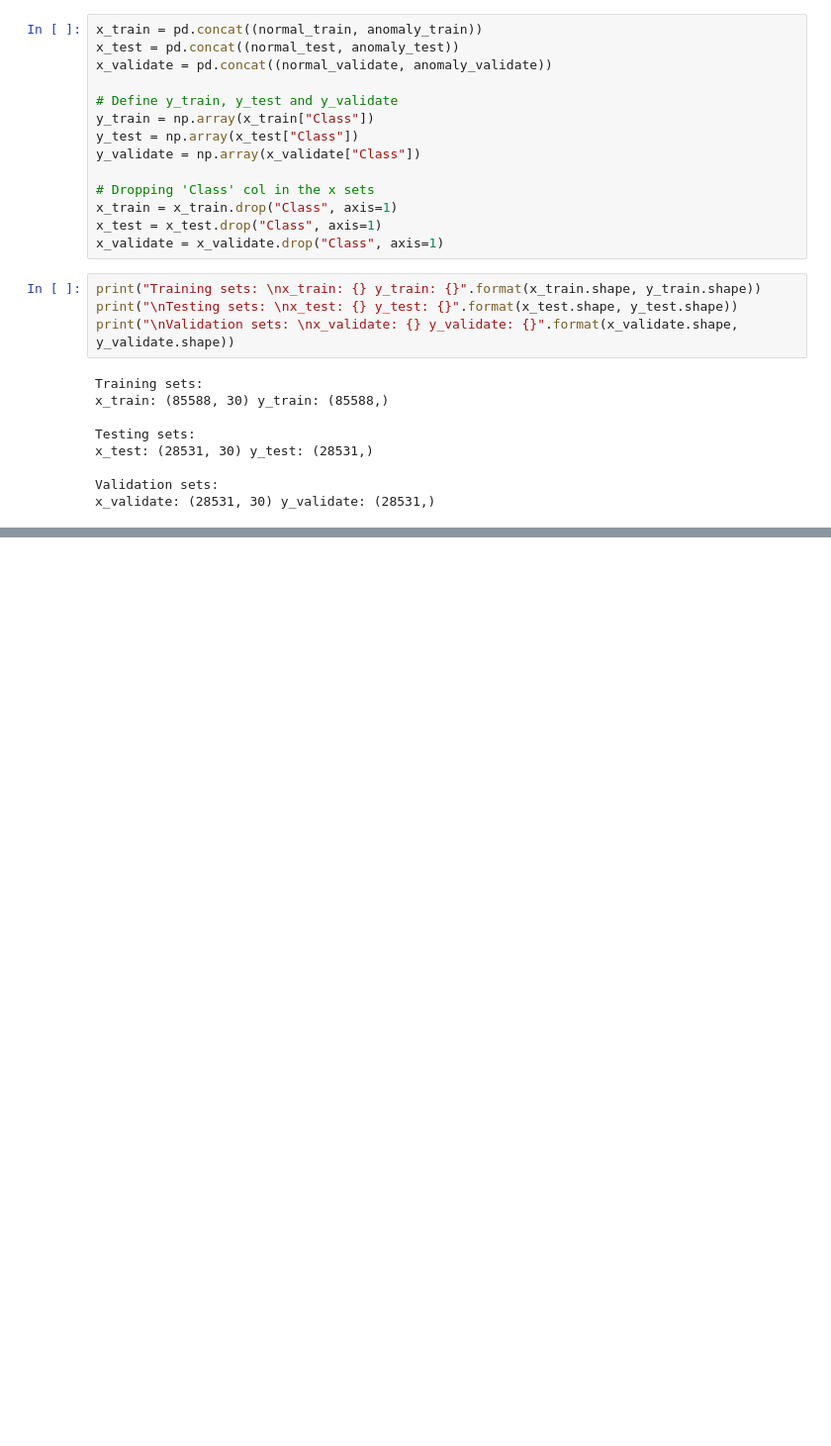
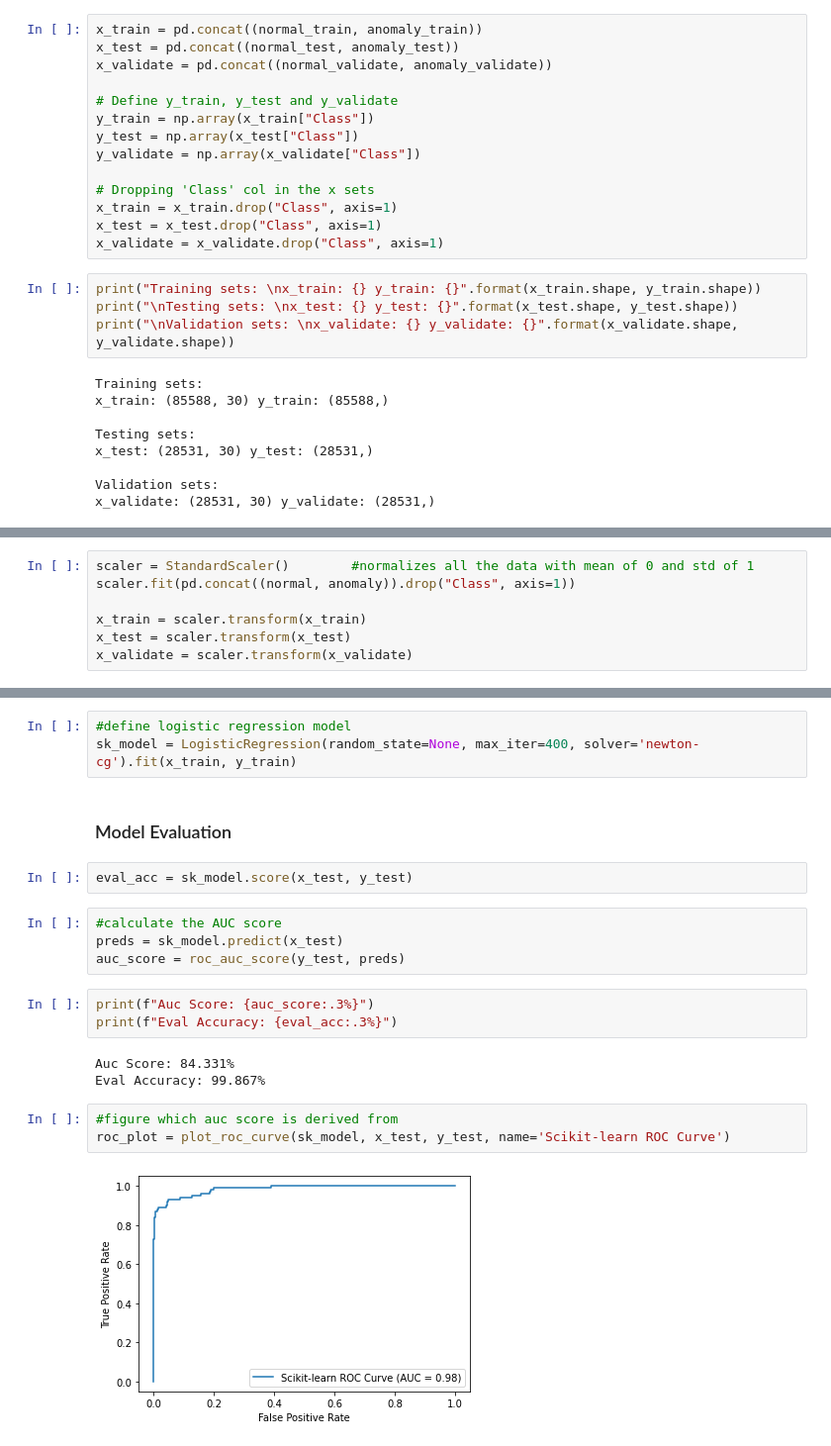
Before and after one commit to Joshua-Abok/mlops-w-creditcard-data, a Jupyter notebook: cc_model_training.ipynb, the cells around one changed output, grey strips where cells are left out. Shown at 99% size. Drawn from its saved outputs; the diff is of its cells as text; blank space fills up the shorter version.

Commit message:
train evaluate and validate logistic regression

```diff
--- a/cc_model_training.ipynb
+++ b/cc_model_training.ipynb
@@ -99,0 +104,7 @@ x_validate: (28531, 30) y_validate: (28531,)
+# %%
+scaler = StandardScaler()        #normalizes all the data with mean of 0 and std of 1
+scaler.fit(pd.concat((normal, anomaly)).drop("Class", axis=1))
+
+x_train = scaler.transform(x_train)
+x_test = scaler.transform(x_test)
+x_validate = scaler.transform(x_validate)
@@ -99,0 +113,22 @@ x_validate: (28531, 30) y_validate: (28531,)
+# %%
+#define logistic regression model
+sk_model = LogisticRegression(random_state=None, max_iter=400, solver='newton-cg').fit(x_train, y_train)
+# %% [markdown]
+### Model Evaluation
+# %%
+eval_acc = sk_model.score(x_test, y_test)
+# %%
+#calculate the AUC score
+preds = sk_model.predict(x_test)
+auc_score = roc_auc_score(y_test, preds)
+# %%
+print(f"Auc Score: {auc_score:.3%}")
+print(f"Eval Accuracy: {eval_acc:.3%}")
+# %% [output]
+Auc Score: 84.331%
+Eval Accuracy: 99.867%
+# %%
+#figure which auc score is derived from
+roc_plot = plot_roc_curve(sk_model, x_test, y_test, name='Scikit-learn ROC Curve')
+# %% [output]
+[figure, added]
```
Also changed, not shown: parts of 16 cells of this notebook.
